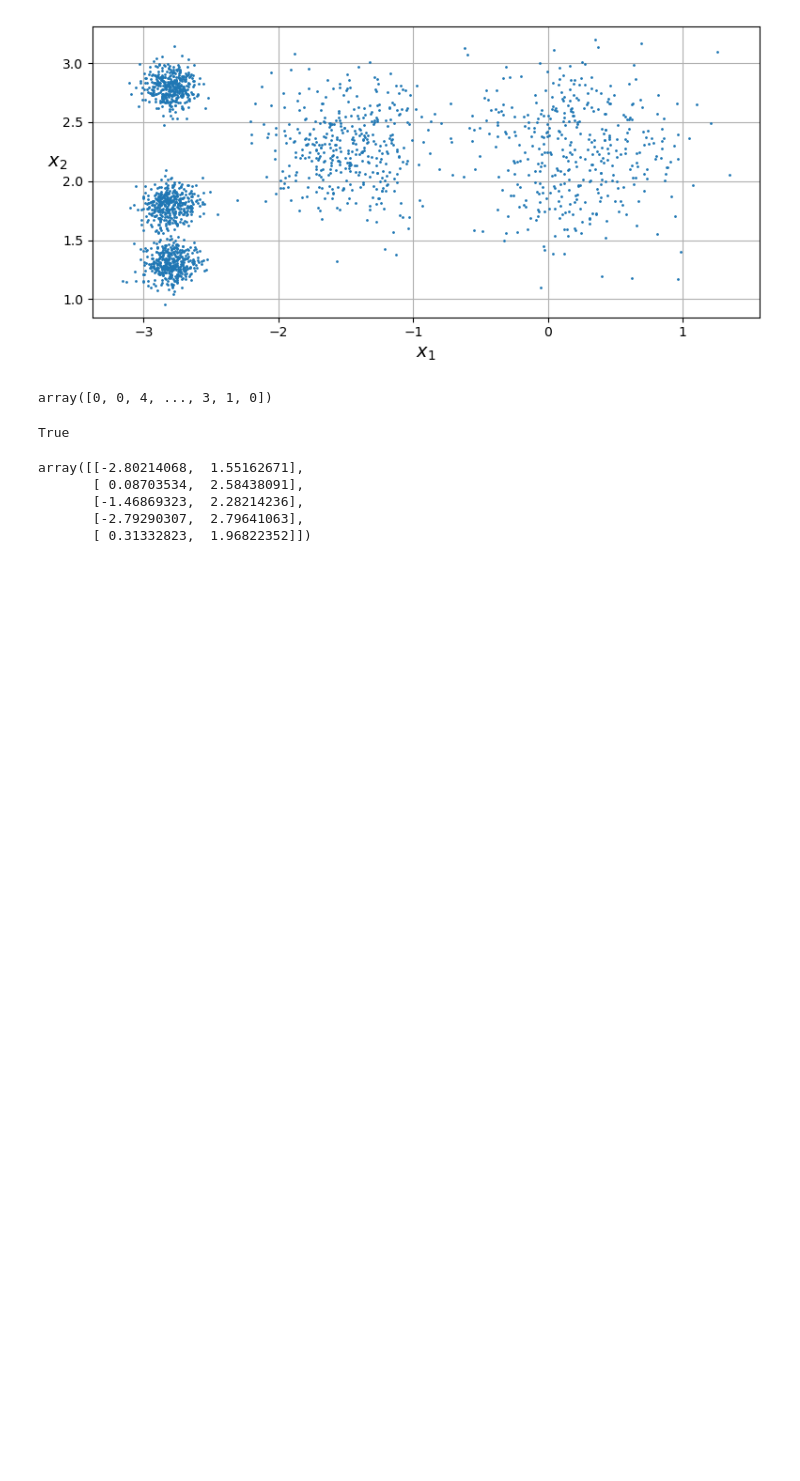
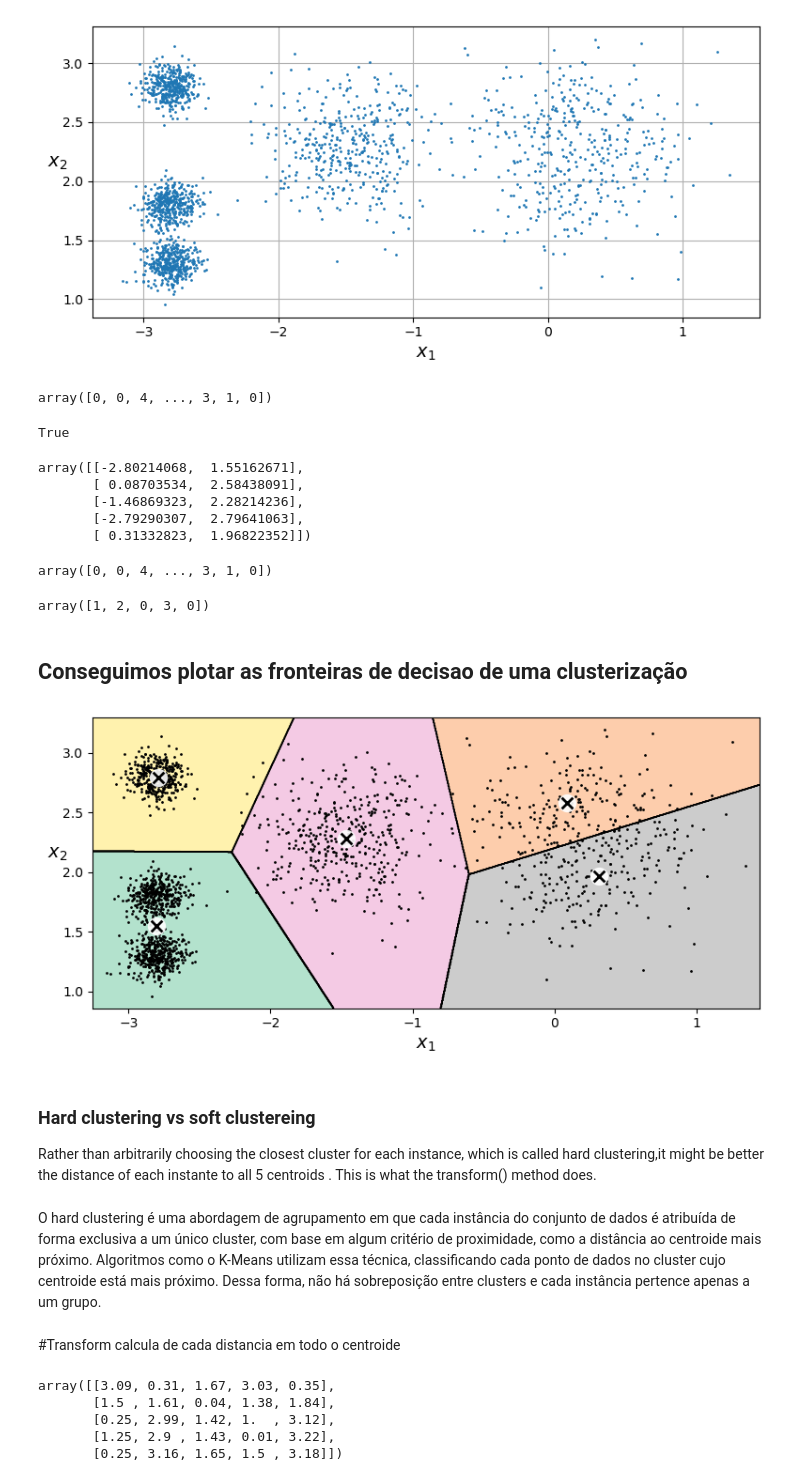
Before and after one commit to alvarosamp/Hands-On-Machine-Learning-with-Scikit-Learn--Keras--and-TensorFlow, a Jupyter notebook: Cap9- TecicasDeAprendizadoNaoSupervisionado/notebook.ipynb, the cells around one changed output. Drawn from its saved outputs; the diff is of its cells as text; code cells hidden in the pictures; blank space fills up the shorter version.

```diff
--- a/Cap9- TecicasDeAprendizadoNaoSupervisionado/notebook.ipynb
+++ b/Cap9- TecicasDeAprendizadoNaoSupervisionado/notebook.ipynb
@@ -144,3 +144,7 @@ array([[-2.80214068,  1.55162671],
        [-1.46869323,  2.28214236],
        [-2.79290307,  2.79641063],
        [ 0.31332823,  1.96822352]])
+# %%
+kmeans.labels_
+# %% [output]
+array([0, 0, 4, ..., 3, 1, 0])
@@ -146,0 +157,71 @@ array([[-2.80214068,  1.55162671],
+# %%
+new_prev
+# %% [output]
+array([1, 2, 0, 3, 0])
+# %% [markdown]
+## Conseguimos plotar as fronteiras de decisao de uma clusterização
+# %%
+# extra code – this cell generates and saves Figure 9–3
+
+def plot_data(X):
+    plt.plot(X[:, 0], X[:, 1], 'k.', markersize=2)
+
+def plot_centroids(centroids, weights=None, circle_color='w', cross_color='k'):
+    if weights is not None:
+        centroids = centroids[weights > weights.max() / 10]
+    plt.scatter(centroids[:, 0], centroids[:, 1],
+                marker='o', s=35, linewidths=8,
+                color=circle_color, zorder=10, alpha=0.9)
+    plt.scatter(centroids[:, 0], centroids[:, 1],
+                marker='x', s=2, linewidths=12,
+                color=cross_color, zorder=11, alpha=1)
+
+def plot_decision_boundaries(clusterer, X, resolution=1000, show_centroids=True,
+                             show_xlabels=True, show_ylabels=True):
+    mins = X.min(axis=0) - 0.1
+    maxs = X.max(axis=0) + 0.1
+    xx, yy = np.meshgrid(np.linspace(mins[0], maxs[0], resolution),
+                         np.linspace(mins[1], maxs[1], resolution))
+    Z = clusterer.predict(np.c_[xx.ravel(), yy.ravel()])
+    Z = Z.reshape(xx.shape)
+
+    plt.contourf(Z, extent=(mins[0], maxs[0], mins[1], maxs[1]),
+                cmap="Pastel2")
+    plt.contour(Z, extent=(mins[0], maxs[0], mins[1], maxs[1]),
+                linewidths=1, colors='k')
+    plot_data(X)
+    if show_centroids:
+        plot_centroids(clusterer.cluster_centers_)
+
+    if show_xlabels:
+        plt.xlabel("$x_1$")
+    else:
+        plt.tick_params(labelbottom=False)
+    if show_ylabels:
+        plt.ylabel("$x_2$", rotation=0)
+    else:
+        plt.tick_params(labelleft=False)
+
+plt.figure(figsize=(8, 4))
+plot_decision_boundaries(kmeans, X)
+save_fig("voronoi_plot")
+plt.show()
+# %% [output]
+[figure, added]
+# %% [markdown]
+### Hard clustering vs soft clustereing
+
+Rather than arbitrarily choosing the closest cluster for each instance, which is called hard clustering,it might be better the distance of each instante to all 5 centroids . This is what the transform() method does.
+# %% [markdown]
+O hard clustering é uma abordagem de agrupamento em que cada instância do conjunto de dados é atribuída de forma exclusiva a um único cluster, com base em algum critério de proximidade, como a distância ao centroide mais próximo. Algoritmos como o K-Means utilizam essa técnica, classificando cada ponto de dados no cluster cujo centroide está mais próximo. Dessa forma, não há sobreposição entre clusters e cada instância pertence apenas a um grupo.
+# %% [markdown]
+#Transform calcula de cada distancia em todo o centroide
+# %%
+kmeans.transform(X_new).round(2)
+#Mostra a distancia de cada ponto em relacao a cada centroide
+# %% [output]
+array([[3.09, 0.31, 1.67, 3.03, 0.35],
+       [1.5 , 1.61, 0.04, 1.38, 1.84],
+       [0.25, 2.99, 1.42, 1.  , 3.12],
+       [1.25, 2.9 , 1.43, 0.01, 3.22],
+       [0.25, 3.16, 1.65, 1.5 , 3.18]])
```
Also changed, not shown: parts of 7 cells of this notebook, 2 other files.
